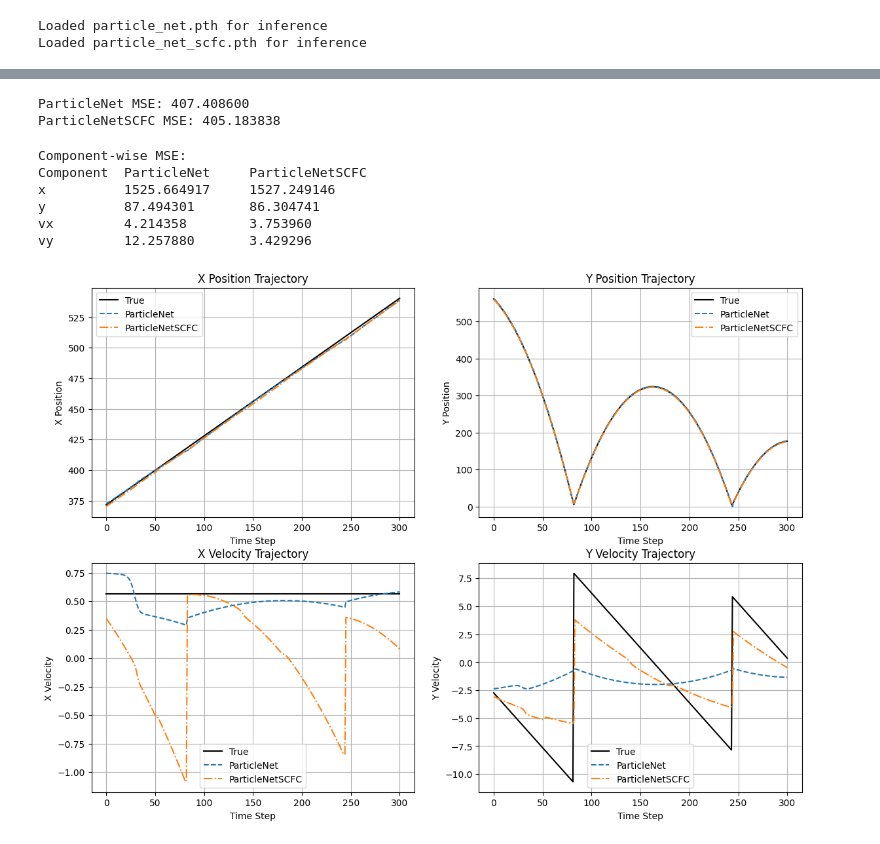
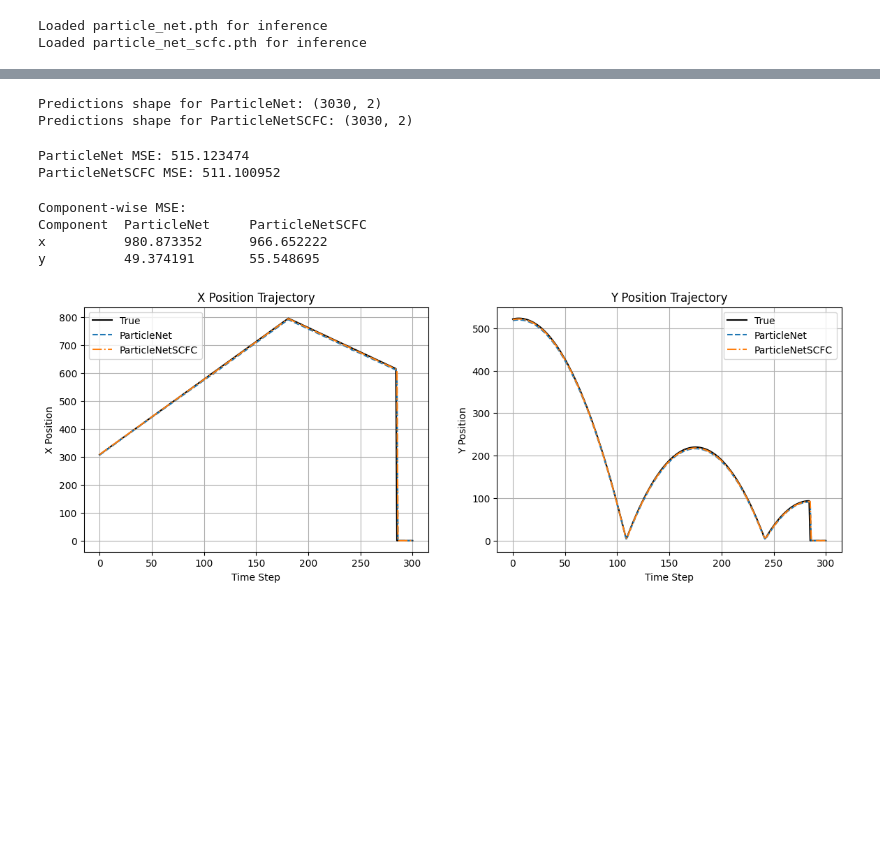
Before and after one commit to amine-maazizi/Physics-Based-Particle-Simulation-and-Model-Learning, a Jupyter notebook: notebooks/model_comparaison.ipynb, the cells around one changed output, grey strips where cells are left out. Cells and saved outputs as stored; diff of their text form; code cells hidden in the pictures; blank space fills up the shorter version.

Commit message:
Revamped input data

```diff
--- a/notebooks/model_comparaison.ipynb
+++ b/notebooks/model_comparaison.ipynb
@@ -49,28 +50,13 @@ assert num_features == 11, f"Expected 11 features, got {num_features}. Adjust pr
 particle_idx = 0
 single_particle_data = dataset[:, :, particle_idx, :]  # Shape: (num_trials, max_timesteps, 11)
 
-# Normalize positions and velocities
-scaler_pos = MinMaxScaler()
-scaler_vel = MinMaxScaler()
-# Extract positions and velocities for normalization
-positions = single_particle_data[:, :, :2].reshape(-1, 2)  # [x, y]
-velocities = single_particle_data[:, :, 2:4].reshape(-1, 2)  # [vx, vy]
-positions_normalized = scaler_pos.fit_transform(positions)
-velocities_normalized = scaler_vel.fit_transform(velocities)
-
-# Reconstruct normalized dataset
-single_particle_data_normalized = single_particle_data.copy()
-single_particle_data_normalized[:, :, :2] = positions_normalized.reshape(num_trials, max_timesteps, 2)
-single_particle_data_normalized[:, :, 2:4] = velocities_normalized.reshape(num_trials, max_timesteps, 2)
-
-
 # Create input-output pairs
 inputs, targets = [], []
 for trial_idx in range(num_trials):
     for t in range(max_timesteps - 1):  # Predict next state
-        inputs.append(single_particle_data[trial_idx, t, :])  # [x, y, vx, vy, e, vx0, vy0, g, Δt, x_min, x_max]
-        targets.append(single_particle_data[trial_idx, t + 1, :4])  # [x, y, vx, vy]
+        inputs.append(single_particle_data[trial_idx, t, :])  # [x, y, e, vx0, vy0, g, Δt, x_min, x_max, n*]
+        targets.append(single_particle_data[trial_idx, t + 1, :2])  # [x, y]
 inputs = np.array(inputs, dtype=np.float32)  # Shape: (num_trials*(max_timesteps-1), 11)
-targets = np.array(targets, dtype=np.float32)  # Shape: (num_trials*(max_timesteps-1), 4)
+targets = np.array(targets, dtype=np.float32)  # Shape: (num_trials*(max_timesteps-1), 2)
 print(f'Inputs shape: {inputs.shape}, Targets shape: {targets.shape}')
 # %% [output]
@@ -100,6 +86,12 @@ def run_inference(model, inputs):
 # Run inference for both models
 predictions_1 = run_inference(model_1, X_test_tensor)  # ParticleNet
 predictions_2 = run_inference(model_2, X_test_tensor)  # ParticleNetSCFC
+
+print(f'Predictions shape for ParticleNet: {predictions_1.shape}')
+print(f'Predictions shape for ParticleNetSCFC: {predictions_2.shape}')
+# %% [output]
+Predictions shape for ParticleNet: (3030, 2)
+Predictions shape for ParticleNetSCFC: (3030, 2)
 # %%
 # Compute MSE for each model
 criterion = nn.MSELoss(reduction='mean')
@@ -108,8 +100,8 @@ mse_2 = criterion(torch.tensor(predictions_2), y_test_tensor.cpu()).item()
 print(f'ParticleNet MSE: {mse_1:.6f}')
 print(f'ParticleNetSCFC MSE: {mse_2:.6f}')
 # %% [output]
-ParticleNet MSE: 407.408600
-ParticleNetSCFC MSE: 405.183838
+ParticleNet MSE: 515.123474
+ParticleNetSCFC MSE: 511.100952
 # %%
 # Component-wise MSE
 def component_mse(predictions, targets):
@@ -118,7 +110,7 @@ def component_mse(predictions, targets):
 # %%
 mse_components_1 = component_mse(predictions_1, y_test)
 mse_components_2 = component_mse(predictions_2, y_test)
-components = ['x', 'y', 'vx', 'vy']
+components = ['x', 'y']
 print("\nComponent-wise MSE:")
 print(f"{'Component':<10} {'ParticleNet':<15} {'ParticleNetSCFC':<15}")
 for i, comp in enumerate(components):
@@ -126,10 +118,8 @@ for i, comp in enumerate(components):
 # %% [output]
 Component-wise MSE:
 Component  ParticleNet     ParticleNetSCFC
-x          1525.664917     1527.249146
-y          87.494301       86.304741
-vx         4.214358        3.753960
-vy         12.257880       3.429296
+x          980.873352      966.652222
+y          49.374191       55.548695
 # %%
 # Visualize trajectories for one trial
 # Select a trial from the test set
@@ -149,49 +139,27 @@ with torch.no_grad():
 # %%
 # Plot trajectories
 plt.figure(figsize=(14, 10))
 
 # X-position
 plt.subplot(2, 2, 1)
 plt.plot(trial_targets[:, 0], label='True', color='black')
 plt.plot(trial_pred_1[:, 0], label='ParticleNet', linestyle='--')
 plt.plot(trial_pred_2[:, 0], label='ParticleNetSCFC', linestyle='-.')
 plt.xlabel('Time Step')
 plt.ylabel('X Position')
 plt.title('X Position Trajectory')
 plt.legend()
 plt.grid(True)
 
 # Y-position
 plt.subplot(2, 2, 2)
 plt.plot(trial_targets[:, 1], label='True', color='black')
 plt.plot(trial_pred_1[:, 1], label='ParticleNet', linestyle='--')
 plt.plot(trial_pred_2[:, 1], label='ParticleNetSCFC', linestyle='-.')
 plt.xlabel('Time Step')
 plt.ylabel('Y Position')
 plt.title('Y Position Trajectory')
 plt.legend()
 plt.grid(True)
-
-# X-velocity
-plt.subplot(2, 2, 3)
-plt.plot(trial_targets[:, 2], label='True', color='black')
-plt.plot(trial_pred_1[:, 2], label='ParticleNet', linestyle='--')
-plt.plot(trial_pred_2[:, 2], label='ParticleNetSCFC', linestyle='-.')
-plt.xlabel('Time Step')
-plt.ylabel('X Velocity')
-plt.title('X Velocity Trajectory')
-plt.legend()
-plt.grid(True)
-
-# Y-velocity
-plt.subplot(2, 2, 4)
-plt.plot(trial_targets[:, 3], label='True', color='black')
-plt.plot(trial_pred_1[:, 3], label='ParticleNet', linestyle='--')
-plt.plot(trial_pred_2[:, 3], label='ParticleNetSCFC', linestyle='-.')
-plt.xlabel('Time Step')
-plt.ylabel('Y Velocity')
-plt.title('Y Velocity Trajectory')
-plt.legend()
-plt.grid(True)
 # %% [output]
-[figure, old version]
+[figure, new version]
```
Also changed, not shown: parts of 5 cells of this notebook, 6 other files.
